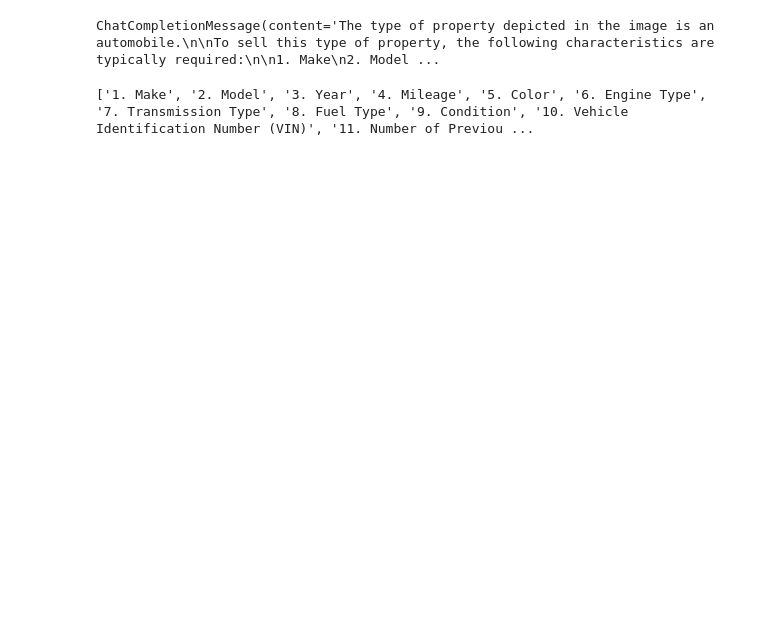
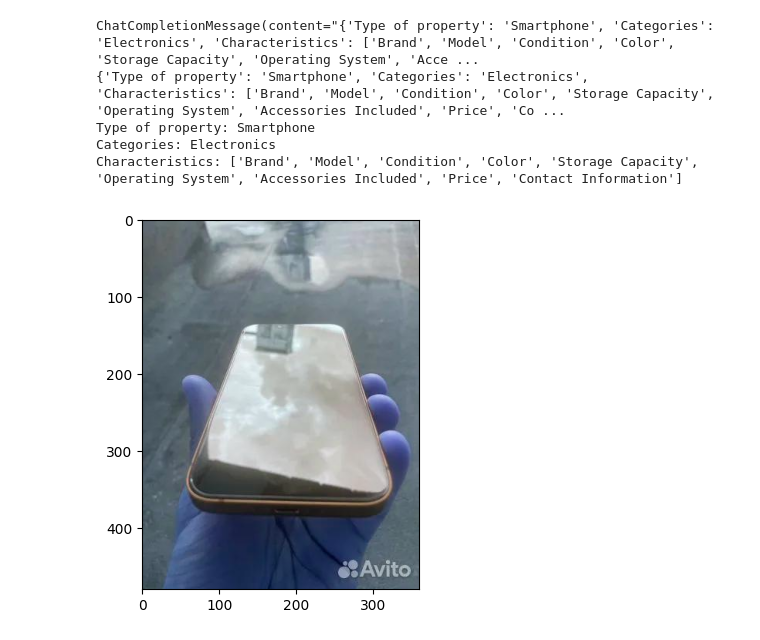
Before and after one commit to mchomak/Recognize_photo, a Jupyter notebook: test_1.ipynb, the cells around one changed output. Drawn from its saved outputs; the diff is of its cells as text; code cells hidden in the pictures; blank space fills up the shorter version.

```diff
--- a/test_1.ipynb
+++ b/test_1.ipynb
@@ -13,0 +13,2 @@ os.environ['HTTPS_PROXY'] = 'http://user177996:utsjlg@166.1.108.101:5096'
+# %%
+api_key = Config["api_key"]
@@ -49,10 +74,3 @@ def get_message(base64_image):
     ]
   )
   return completion.choices[0].message
-# %%
-base64_image = encode_image("data/test1.jpg")
-mes = get_message(base64_image)
-# %%
-print(mes)
-# %% [output]
-ChatCompletionMessage(content='The type of property depicted in the image is an automobile.\n\nTo sell this type of property, the following characteristics are typically required:\n\n1. Make\n2. Model ...
@@ -66,4 +77,44 @@ for i in mes_sp:
-# %%
-print(features)
-# %% [output]
-['1. Make', '2. Model', '3. Year', '4. Mileage', '5. Color', '6. Engine Type', '7. Transmission Type', '8. Fuel Type', '9. Condition', '10. Vehicle Identification Number (VIN)', '11. Number of Previou ...
+# %%
+def get_features(filename):
+    base64_image = encode_image(filename)
+    img = cv.imread(filename)
+    plt.imshow(img)
+
+    mes = get_message(base64_image)
+    print(mes)
+    print(mes.content)
+
+    info = ast.literal_eval(mes.content)
+
+    try:
+        print(f"Type of property: {info['Type of property']}")
+
+    except (ValueError, SyntaxError) as er:
+        print(er)
+        print("No Type of property")
+
+    try:
+        print(f"Categories: {info['Categories']}")
+
+    except (ValueError, SyntaxError) as er:
+        print(er)
+        print("No Categories")
+
+    try:
+        print(f"Characteristics: {info['Characteristics']}")
+
+    except (ValueError, SyntaxError) as er:
+        print(er)
+        print("No Characteristics")
+
+    return info
+# %%
+filename = "data/test_11.jpg"
+info = get_features(filename)
+# %% [output]
+ChatCompletionMessage(content="{'Type of property': 'Smartphone', 'Categories': 'Electronics', 'Characteristics': ['Brand', 'Model', 'Condition', 'Color', 'Storage Capacity', 'Operating System', 'Acce ...
+{'Type of property': 'Smartphone', 'Categories': 'Electronics', 'Characteristics': ['Brand', 'Model', 'Condition', 'Color', 'Storage Capacity', 'Operating System', 'Accessories Included', 'Price', 'Co ...
+Type of property: Smartphone
+Categories: Electronics
+Characteristics: ['Brand', 'Model', 'Condition', 'Color', 'Storage Capacity', 'Operating System', 'Accessories Included', 'Price', 'Contact Information']
+[figure, added]
```
Also changed, not shown: parts of 12 cells of this notebook, 54 other files.
